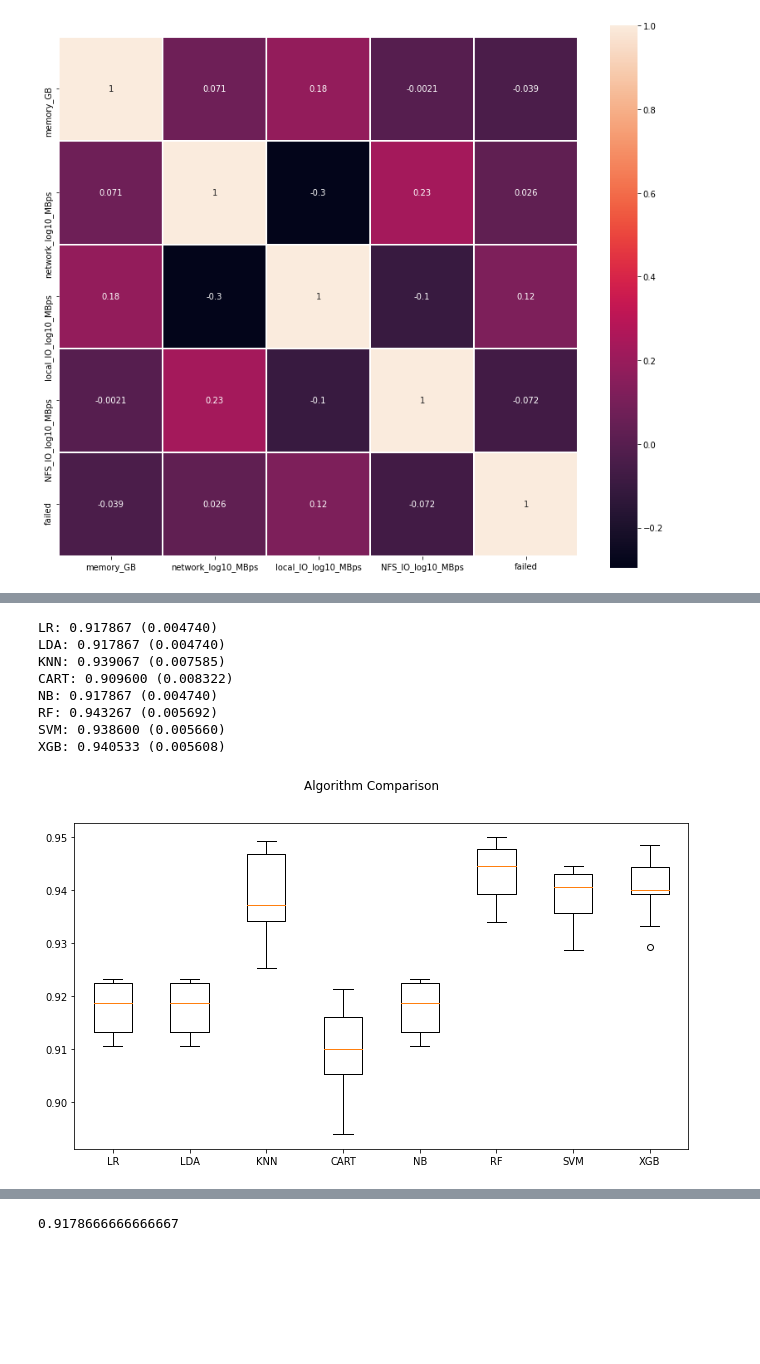
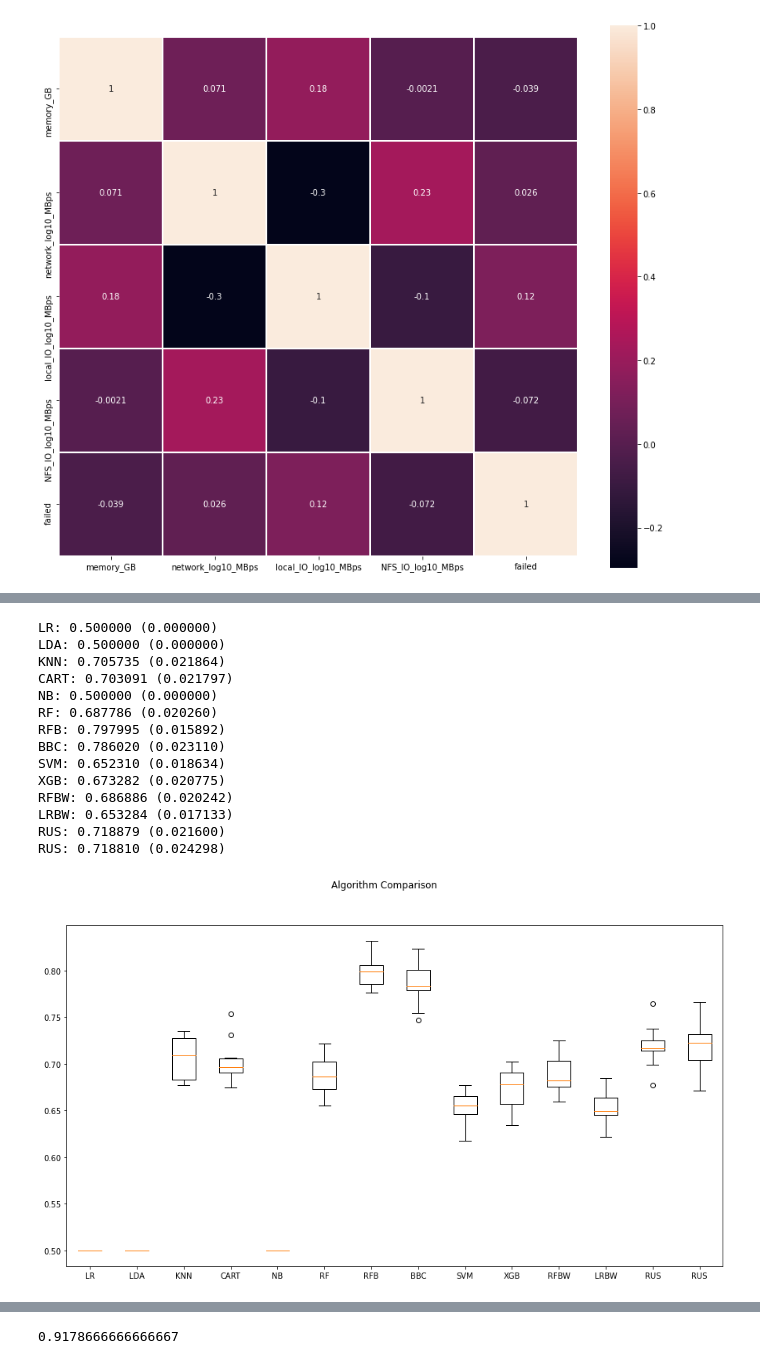
Before and after one commit to niltecedu/IEEE_GSC, a Jupyter notebook: ieee_notebook.ipynb, the cells around one changed output, grey strips where cells are left out. Cells and saved outputs as stored; diff of their text form; code cells hidden in the pictures; blank space fills up the shorter version.

```diff
--- a/ieee_notebook.ipynb
+++ b/ieee_notebook.ipynb
@@ -151,41 +203,56 @@ seed = 666
 # prepare models
 models = []
 models.append(('LR', LogisticRegression()))
+#models.append(('LRS', lr_clf))
+#models.append(('LRS', rf_clf))
 models.append(('LDA', LinearDiscriminantAnalysis()))
 models.append(('KNN', KNeighborsClassifier()))
 models.append(('CART', DecisionTreeClassifier()))
 models.append(('NB', GaussianNB()))
 models.append(('RF', RandomForestClassifier()))
+models.append(('RFB', BalancedRandomForestClassifier()))
+models.append(('BBC', BalancedBaggingClassifier(base_estimator=HistGradientBoostingClassifier())))
 models.append(('SVM', SVC(gamma='auto')))
 models.append(('XGB', XGBClassifier(verbosity = 0)))
-
+models.append(('RFBW', RandomForestClassifier(class_weight="balanced")))
+models.append(('LRBW', LogisticRegression(class_weight="balanced")))
+models.append(('RUS', RUSBoostClassifier()))
+models.append(('RUS', EasyEnsembleClassifier()))
+#models.append(('LDABW', LinearDiscriminantAnalysis(class_weight="balanced")))
+#models.append(('NBBW', GaussianNB(class_weight="balanced")))
 # evaluate each model in turn
 results = []
 names = []
 scoring = 'balanced_accuracy'
 
 for name, model in models:
         kfold = KFold(n_splits=10,random_state=seed,shuffle=True)
         cv_results = cross_val_score(model, X_train, y_train, cv=kfold,scoring="balanced_accuracy")
         results.append(cv_results)
         names.append(name)
         msg = "%s: %f (%f)" % (name, cv_results.mean(), cv_results.std())
         print(msg)
 
 # boxplot algorithm comparison
-fig = plt.figure(figsize=(11,6))
+fig = plt.figure(figsize=(15,8))
 fig.suptitle('Algorithm Comparison')
 ax = fig.add_subplot(111)
 plt.boxplot(results)
 ax.set_xticklabels(names)
 plt.show()
 # %% [output]
-LR: 0.917867 (0.004740)
-LDA: 0.917867 (0.004740)
-KNN: 0.939067 (0.007585)
-CART: 0.909600 (0.008322)
-NB: 0.917867 (0.004740)
-RF: 0.943267 (0.005692)
-SVM: 0.938600 (0.005660)
-XGB: 0.940533 (0.005608)
+LR: 0.500000 (0.000000)
+LDA: 0.500000 (0.000000)
+KNN: 0.705735 (0.021864)
+CART: 0.703091 (0.021797)
+NB: 0.500000 (0.000000)
+RF: 0.687786 (0.020260)
+RFB: 0.797995 (0.015892)
+BBC: 0.786020 (0.023110)
+SVM: 0.652310 (0.018634)
+XGB: 0.673282 (0.020775)
+RFBW: 0.686886 (0.020242)
+LRBW: 0.653284 (0.017133)
+RUS: 0.718879 (0.021600)
+RUS: 0.718810 (0.024298)
-[figure, old version]
+[figure, new version]
```
Also changed, not shown: parts of 9 cells of this notebook.
